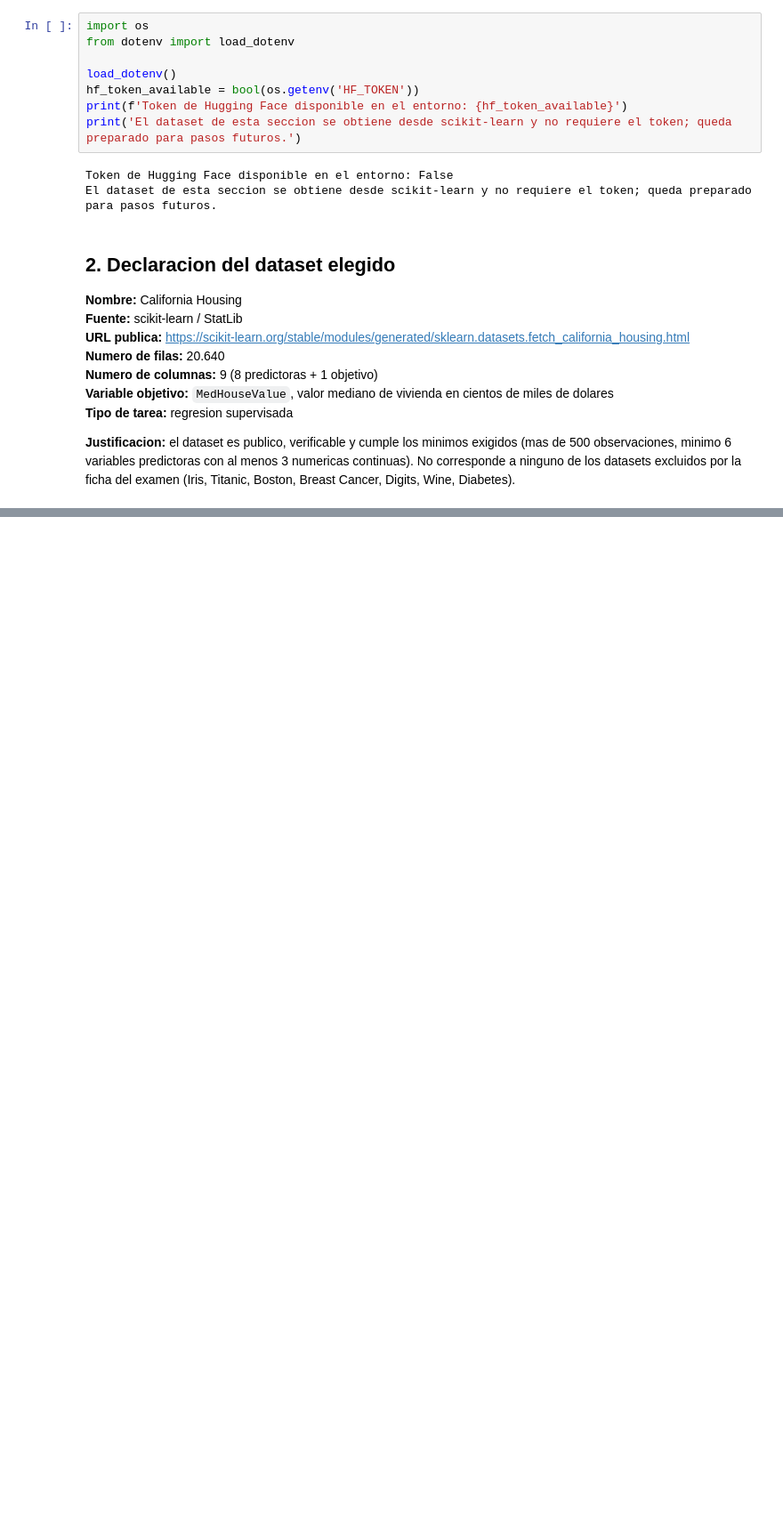
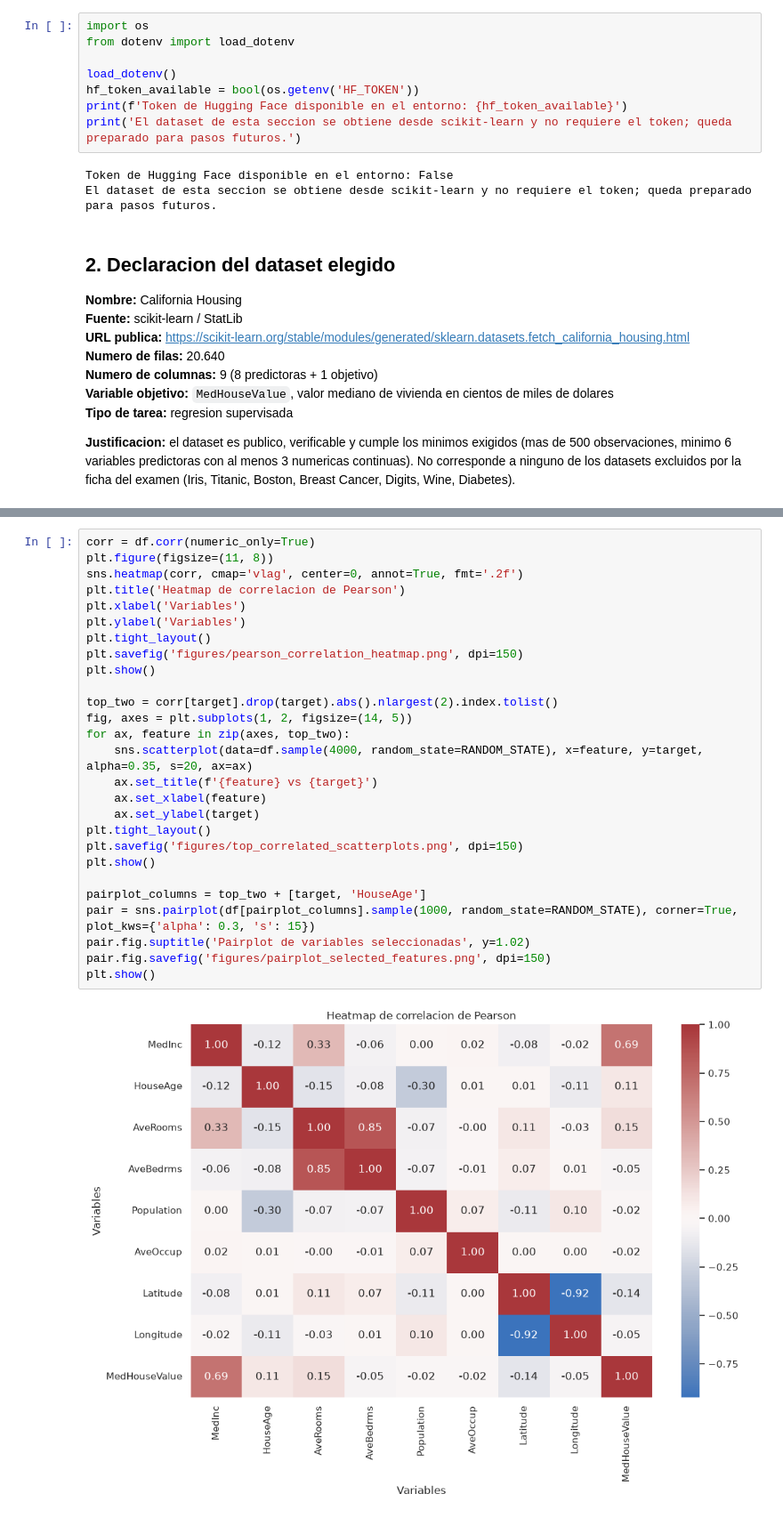
Before and after one commit to ntd2g72rnn-cyber/ML1_ExamenAplicado_Pineda_Paloma, a Jupyter notebook: seleccion_dataset.ipynb, the cells around one changed output, grey strips where cells are left out. Shown at 89% size. Cells and saved outputs as stored; diff of their text form; blank space fills up the shorter version.

```diff
--- a/seleccion_dataset.ipynb
+++ b/seleccion_dataset.ipynb
@@ -78,0 +190,29 @@ df.head():
+# %%
+corr = df.corr(numeric_only=True)
+plt.figure(figsize=(11, 8))
+sns.heatmap(corr, cmap='vlag', center=0, annot=True, fmt='.2f')
+plt.title('Heatmap de correlacion de Pearson')
+plt.xlabel('Variables')
+plt.ylabel('Variables')
+plt.tight_layout()
+plt.savefig('figures/pearson_correlation_heatmap.png', dpi=150)
+plt.show()
+
+top_two = corr[target].drop(target).abs().nlargest(2).index.tolist()
+fig, axes = plt.subplots(1, 2, figsize=(14, 5))
+for ax, feature in zip(axes, top_two):
+    sns.scatterplot(data=df.sample(4000, random_state=RANDOM_STATE), x=feature, y=target, alpha=0.35, s=20, ax=ax)
+    ax.set_title(f'{feature} vs {target}')
+    ax.set_xlabel(feature)
+    ax.set_ylabel(target)
+plt.tight_layout()
+plt.savefig('figures/top_correlated_scatterplots.png', dpi=150)
+plt.show()
+
+pairplot_columns = top_two + [target, 'HouseAge']
+pair = sns.pairplot(df[pairplot_columns].sample(1000, random_state=RANDOM_STATE), corner=True, plot_kws={'alpha': 0.3, 's': 15})
+pair.fig.suptitle('Pairplot de variables seleccionadas', y=1.02)
+pair.fig.savefig('figures/pairplot_selected_features.png', dpi=150)
+plt.show()
+# %% [output]
+[figure, added]
```
Also changed, not shown: parts of 9 cells of this notebook, 7 other files.
